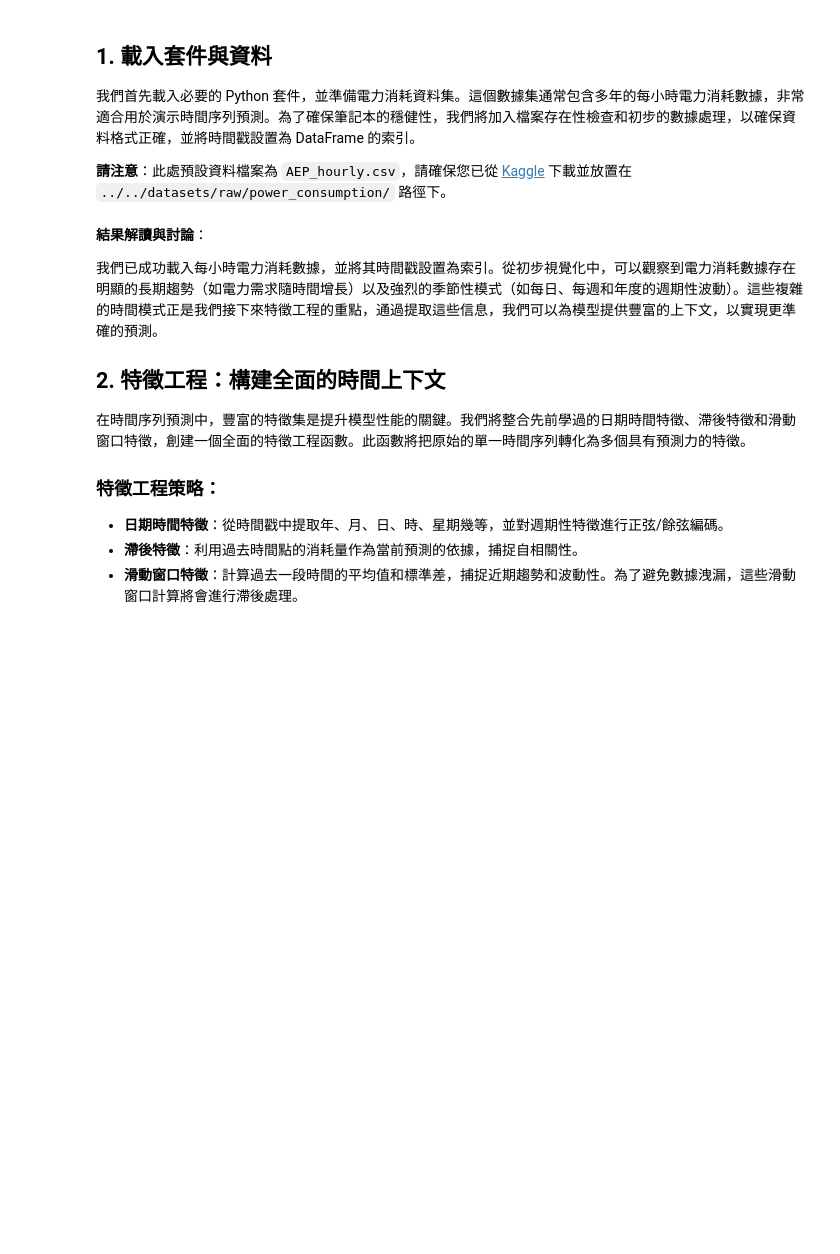
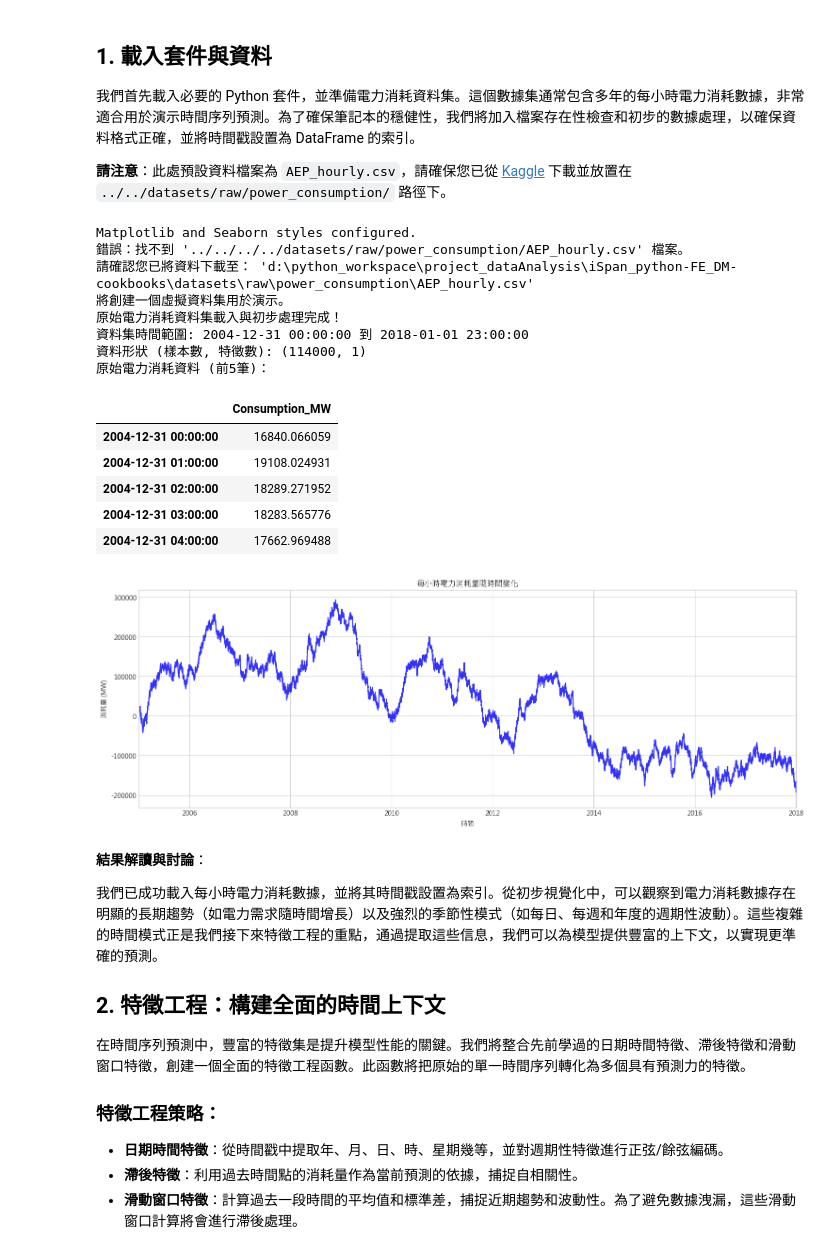
Before and after one commit to Zenobia000/iSpan_python-FE_DM-cookbooks, a Jupyter notebook: data_mining_course/modules/module_08_time_series/notebooks/05_power_consumption_case.ipynb, the cells around one changed output. Drawn from its saved outputs; the diff is of its cells as text; code cells hidden in the pictures; blank space fills up the shorter version.

```diff
--- a/data_mining_course/modules/module_08_time_series/notebooks/05_power_consumption_case.ipynb
+++ b/data_mining_course/modules/module_08_time_series/notebooks/05_power_consumption_case.ipynb
@@ -40,44 +40,65 @@ import lightgbm as lgb # 輕量級梯度提升機模型
 from sklearn.model_selection import TimeSeriesSplit # 時間序列專用的交叉驗證工具
 from sklearn.metrics import mean_squared_error, mean_absolute_error, r2_score # 評估指標
 
-# 設定繪圖樣式，確保圖表美觀清晰
-sns.set_style('whitegrid')
-plt.rcParams['figure.figsize'] = (18, 8) # 設定預設圖表大小
+# 設定繪圖樣式
+# 'seaborn-v0_8-whitegrid' 提供了帶有白色網格的 seaborn 預設風格，更易於讀取
+plt.style.use('seaborn-v0_8-whitegrid')
+# 設置中文字體，以防圖表標題或標籤出現亂碼
+# 請確保您的環境中已安裝 'Microsoft JhengHei' 或其他中文字型
+plt.rcParams['font.sans-serif'] = ['Microsoft JhengHei']
+plt.rcParams['axes.unicode_minus'] = False  # 解決負號顯示問題
+print("Matplotlib and Seaborn styles configured.")
 
 # 資料路徑
-DATASET_PATH = '../../datasets/raw/power_consumption/AEP_hourly.csv'
+DATASET_PATH = '../../../../datasets/raw/power_consumption/AEP_hourly.csv'
 
 # 檢查資料是否存在。如果不存在，則創建一個虛擬的 DataFrame 以避免後續程式碼報錯。
 if not os.path.exists(DATASET_PATH):
     print(f"錯誤：找不到 '{DATASET_PATH}' 檔案。")
     print(f"請確認您已將資料下載至： '{os.path.abspath(DATASET_PATH)}'")
     print("將創建一個虛擬資料集用於演示。")
     date_rng = pd.date_range(start='2004-12-31 00:00:00', end='2018-01-01 23:00:00', freq='H') # 創建小時頻率日期範圍
     dummy_data = np.random.randn(len(date_rng)).cumsum() * 1000 + 15000
     df = pd.DataFrame(dummy_data, index=date_rng, columns=['Consumption_MW'])
 else:
     print(f"正在從 '{DATASET_PATH}' 載入電力消耗資料...")
     # 載入資料，並將 Datetime 列解析為日期時間類型，設為索引
     df = pd.read_csv(DATASET_PATH, index_col='Datetime', parse_dates=True)
     df.rename(columns={'AEP_MW': 'Consumption_MW'}, inplace=True) # 重命名列，使其更具通用性
     print("資料載入成功！")
 
 # 確保索引排序正確，對於時間序列處理至關重要
 df.sort_index(inplace=True)
 
 print("原始電力消耗資料集載入與初步處理完成！")
 print(f"資料集時間範圍: {df.index.min()} 到 {df.index.max()}")
 print(f"資料形狀 (樣本數, 特徵數): {df.shape}")
 print("原始電力消耗資料 (前5筆)：")
 display(df.head())
 
 # 視覺化原始時間序列，初步觀察其模式
 if not df.empty:
     df['Consumption_MW'].plot(title='每小時電力消耗量隨時間變化', figsize=(18, 6), color='blue', alpha=0.8)
     plt.xlabel('時間')
     plt.ylabel('消耗量 (MW)')
     plt.grid(True)
     plt.show()
+# %% [output]
+Matplotlib and Seaborn styles configured.
+錯誤：找不到 '../../../../datasets/raw/power_consumption/AEP_hourly.csv' 檔案。
+請確認您已將資料下載至： 'd:\python_workspace\project_dataAnalysis\iSpan_python-FE_DM-cookbooks\datasets\raw\power_consumption\AEP_hourly.csv'
+將創建一個虛擬資料集用於演示。
+原始電力消耗資料集載入與初步處理完成！
+資料集時間範圍: 2004-12-31 00:00:00 到 2018-01-01 23:00:00
+資料形狀 (樣本數, 特徵數): (114000, 1)
+原始電力消耗資料 (前5筆)：
+|  | Consumption_MW |
+| 2004-12-31 00:00:00 | 16840.066059 |
+| 2004-12-31 01:00:00 | 19108.024931 |
+| 2004-12-31 02:00:00 | 18289.271952 |
+| 2004-12-31 03:00:00 | 18283.565776 |
+| 2004-12-31 04:00:00 | 17662.969488 |
+[figure, added]
 # %% [markdown]
 **結果解讀與討論**：
 
```
Also changed, not shown: parts of 7 cells of this notebook, 6 other files.
